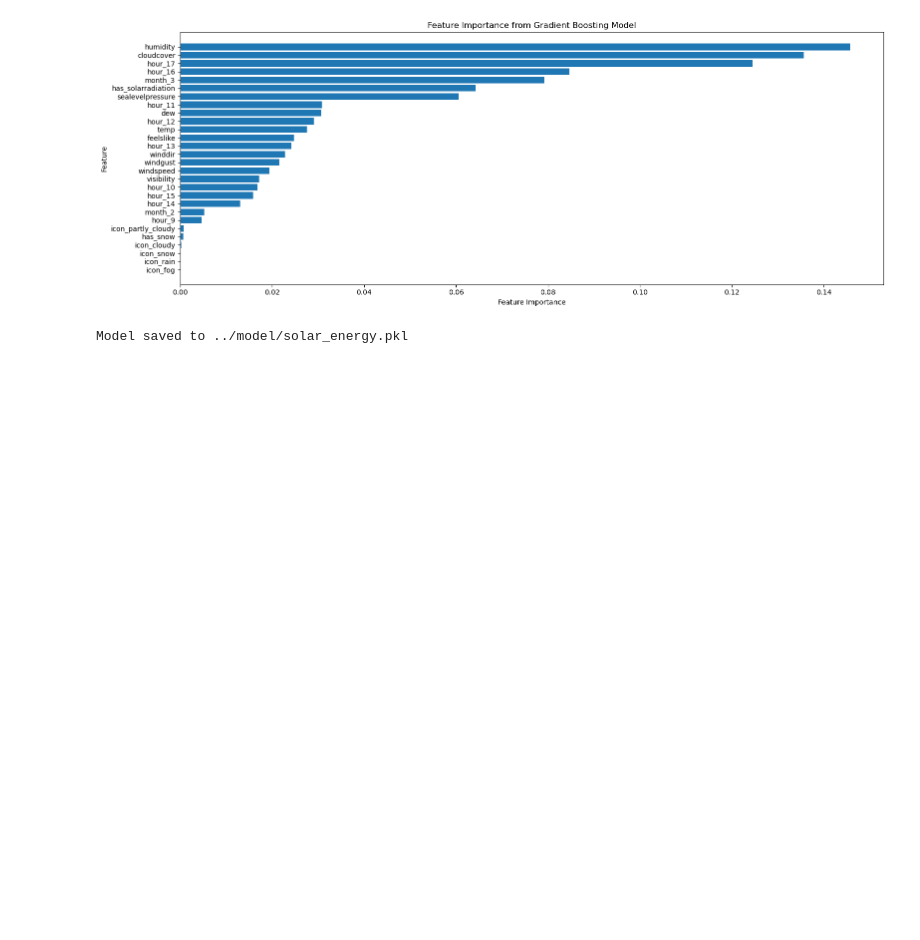
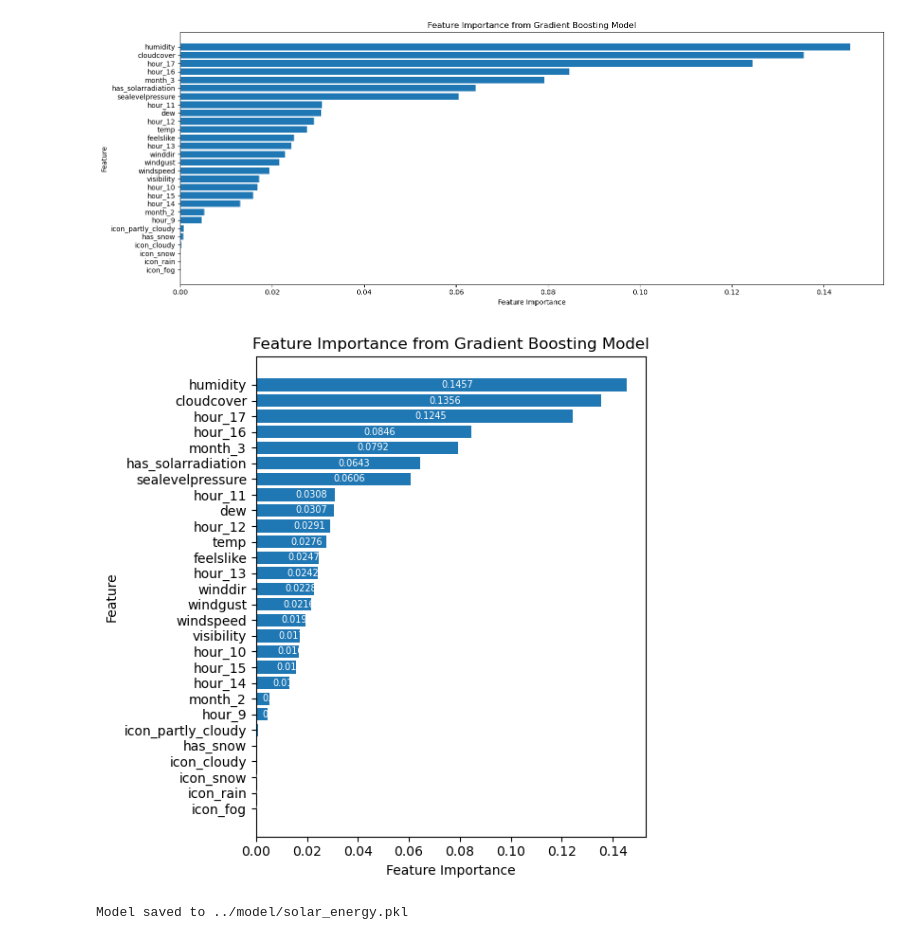
Before and after one commit to auttwitter/DSI-04, a Jupyter notebook: projects/project_capstone/code/03_Model_Solar_Energy.ipynb, the cells around one changed output. Saved outputs shown, nothing was run; the diff lists cells and outputs as text; code cells hidden in the pictures; blank space fills up the shorter version.

```diff
--- a/projects/project_capstone/code/03_Model_Solar_Energy.ipynb
+++ b/projects/project_capstone/code/03_Model_Solar_Energy.ipynb
@@ -543,6 +543,28 @@ plt.savefig('../image/gb_importances.png', dpi = 300, bbox_inches = 'tight')
 plt.show();
 # %% [output]
 [figure]
+# %%
+# Plot feature importances with value labels
+plt.figure(figsize=(6, 6))
+indices = np.argsort(importances)
+plt.barh(range(len(importances)), importances[indices], align='center')
+plt.yticks(range(len(importances)), feature_names[indices])
+plt.xlabel('Feature Importance')
+plt.ylabel('Feature')
+plt.title('Feature Importance from Gradient Boosting Model')
+
+# Add value labels to the bars
+for i, v in enumerate(importances[indices]):
+    plt.text(v/2, i, f'{v:.4f}', va='center', color = 'white', fontsize = 7)
+
+# Adjust layout
+plt.tight_layout()
+# Save
+plt.savefig('../image/gb_importances3.png', dpi=300, bbox_inches='tight')
+# Show the plot
+plt.show()
+# %% [output]
+[figure, added]
 # %%
 # Save the best model
 best_model = best_gbr
```
Also changed, not shown: 6 other files.
